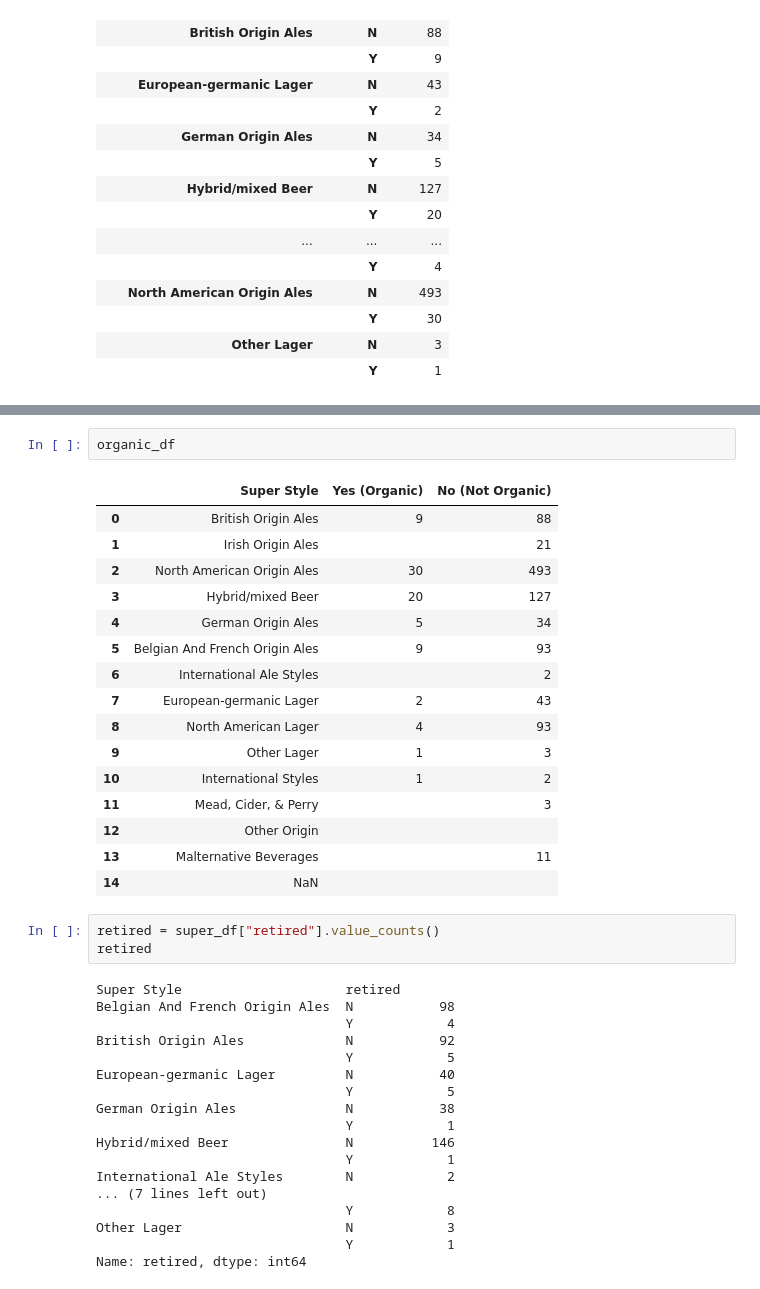
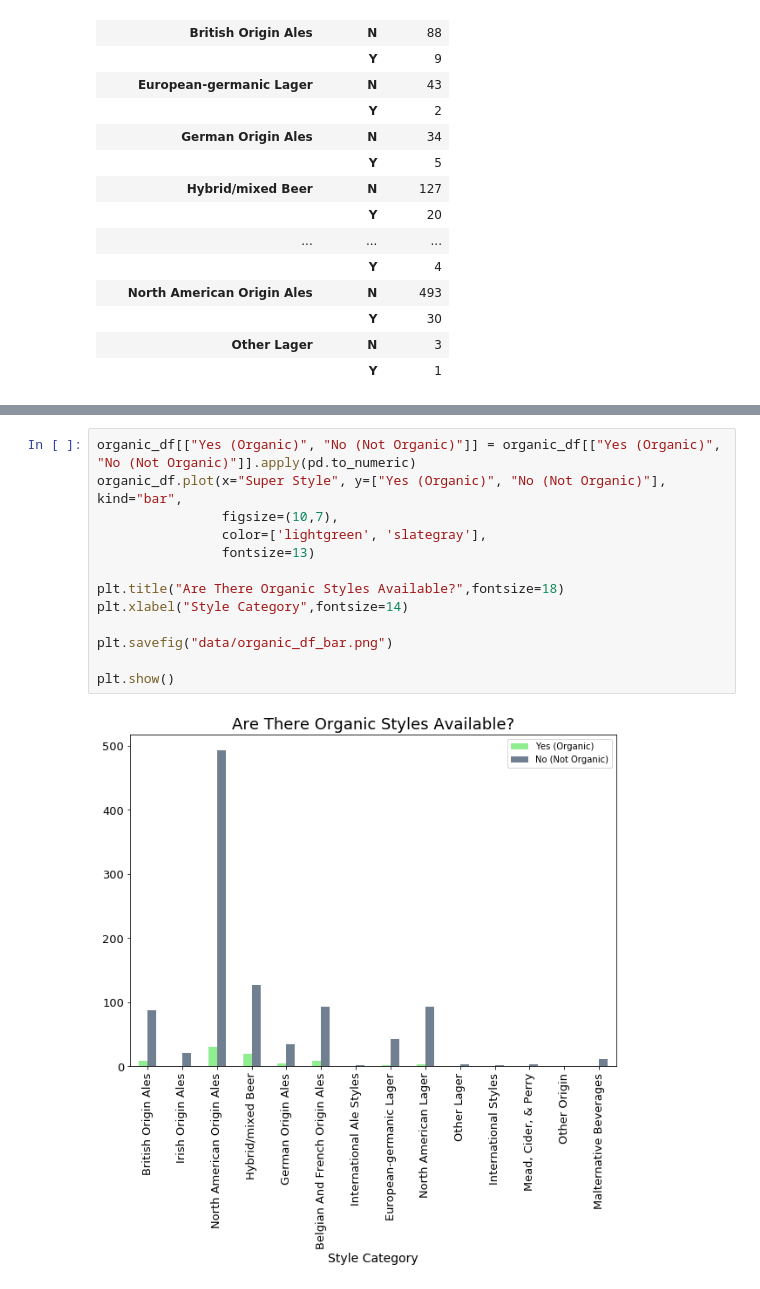
Before and after one commit to sponre01/project-one, a Jupyter notebook: Starter_Code_ML.ipynb, the cells around one changed output, grey strips where cells are left out. Cells and saved outputs as stored; diff of their text form.

```diff
--- a/Starter_Code_ML.ipynb
+++ b/Starter_Code_ML.ipynb
@@ -335,40 +336,15 @@ organic_df
-# %%
-organic_df
-# %% [output]
-|  | Super Style | Yes (Organic) | No (Not Organic) |
-| 0 | British Origin Ales | 9 | 88 |
-| 1 | Irish Origin Ales |  | 21 |
-| 2 | North American Origin Ales | 30 | 493 |
-| 3 | Hybrid/mixed Beer | 20 | 127 |
-| 4 | German Origin Ales | 5 | 34 |
-| 5 | Belgian And French Origin Ales | 9 | 93 |
-| 6 | International Ale Styles |  | 2 |
-| 7 | European-germanic Lager | 2 | 43 |
-| 8 | North American Lager | 4 | 93 |
-| 9 | Other Lager | 1 | 3 |
-| 10 | International Styles | 1 | 2 |
-| 11 | Mead, Cider, & Perry |  | 3 |
-| 12 | Other Origin |  |  |
-| 13 | Malternative Beverages |  | 11 |
-| 14 | NaN |  |  |
-# %%
-retired = super_df["retired"].value_counts()
-retired
-# %% [output]
-Super Style                     retired
-Belgian And French Origin Ales  N           98
-                                Y            4
-British Origin Ales             N           92
-                                Y            5
-European-germanic Lager         N           40
-                                Y            5
-German Origin Ales              N           38
-                                Y            1
-Hybrid/mixed Beer               N          146
-                                Y            1
-International Ale Styles        N            2
-... (7 lines left out)
-                                Y            8
-Other Lager                     N            3
-                                Y            1
-Name: retired, dtype: int64
+# %%
+organic_df[["Yes (Organic)", "No (Not Organic)"]] = organic_df[["Yes (Organic)", "No (Not Organic)"]].apply(pd.to_numeric)
+organic_df.plot(x="Super Style", y=["Yes (Organic)", "No (Not Organic)"], kind="bar",
+                figsize=(10,7),
+                color=['lightgreen', 'slategray'],
+                fontsize=13)
+
+plt.title("Are There Organic Styles Available?",fontsize=18)
+plt.xlabel("Style Category",fontsize=14)
+
+plt.savefig("data/organic_df_bar.png")
+
+plt.show()
+# %% [output]
+[figure, added]
```
Also changed, not shown: parts of 8 cells of this notebook, 4 other files.
